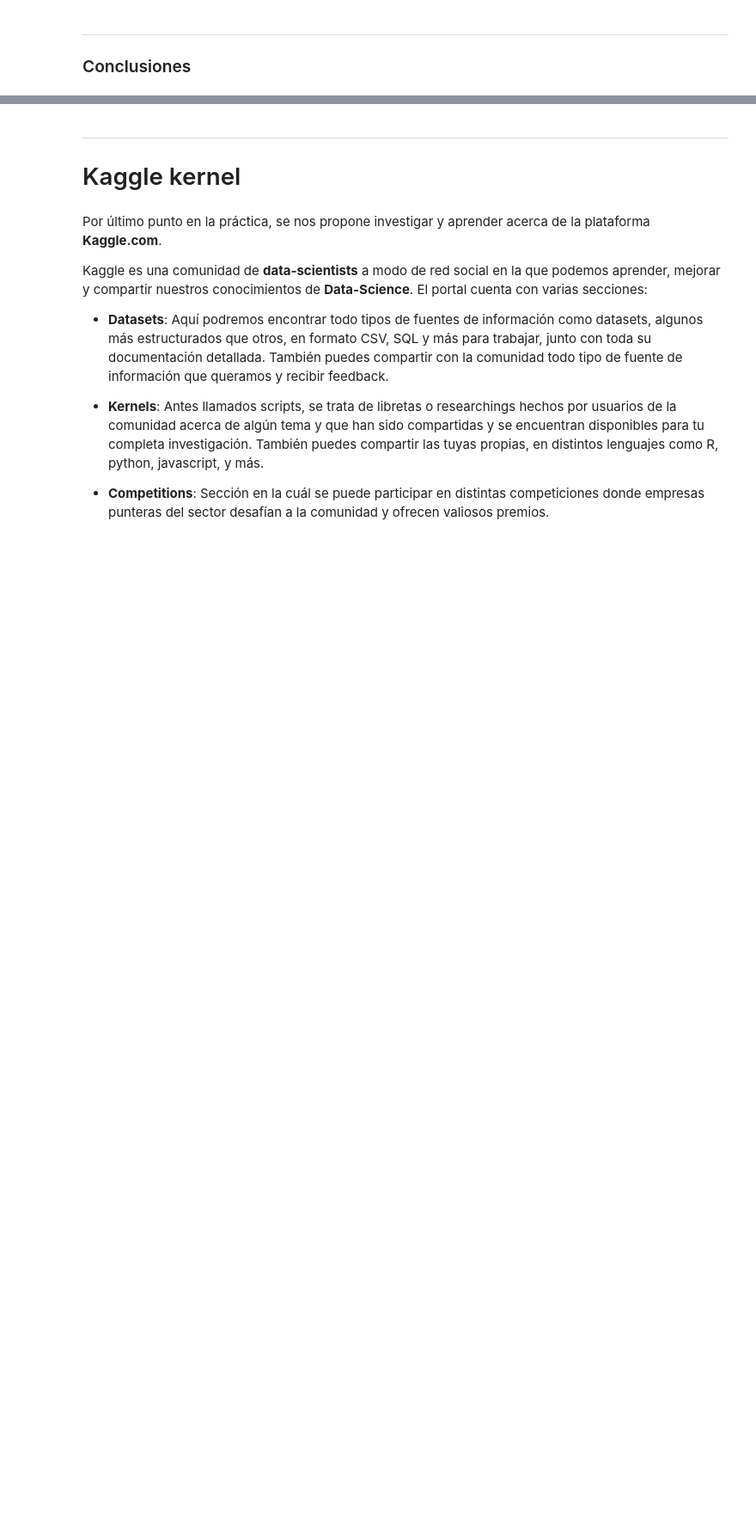
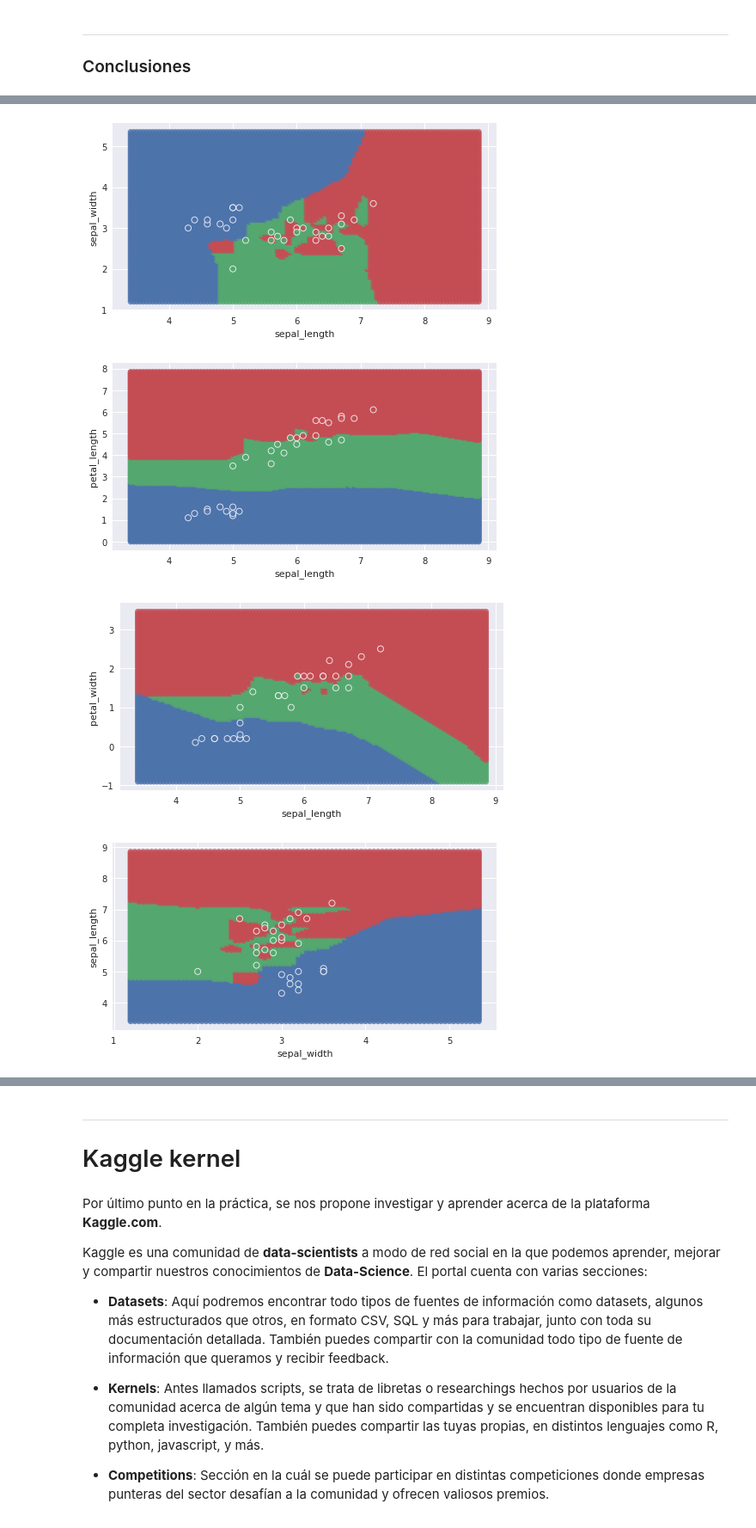
Before and after one commit to franm3e/Data-Mining, a Jupyter notebook: Práctica2-Clasificación_supervisada_en_scikit-learn.ipynb, the cells around one changed output, grey strips where cells are left out. Shown at 86% size. Drawn from its saved outputs; the diff is of its cells as text; code cells hidden in the pictures; blank space fills up the shorter version.

```diff
--- a/Práctica2-Clasificación_supervisada_en_scikit-learn.ipynb
+++ b/Práctica2-Clasificación_supervisada_en_scikit-learn.ipynb
@@ -714,0 +789,7 @@ NameError: name 'dfAttributes' is not defined
+# %%
+KNN(1)
+# %% [output]
+[figure, added]
+[figure, added]
+[figure, added]
+[figure, added]
```
Also changed, not shown: parts of 41 cells of this notebook.
